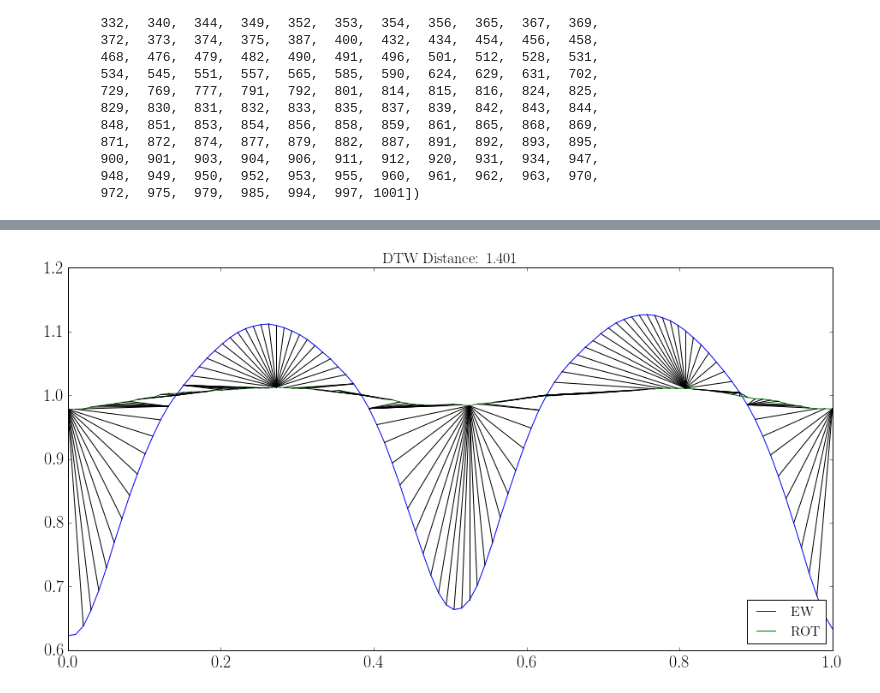
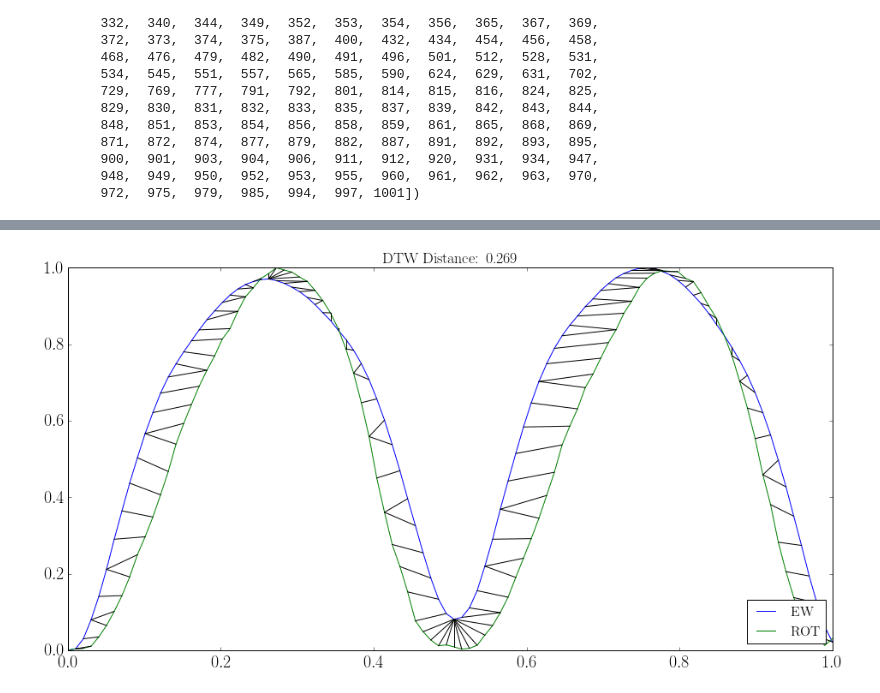
Before and after one commit to jbirky/tess_binaries, a Jupyter notebook: notebooks/visualize_dtw.ipynb, the cells around one changed output, grey strips where cells are left out. Saved outputs shown, nothing was run; the diff lists cells and outputs as text; code cells hidden in the pictures.

Commit message:
quick comparison plots

```diff
--- a/notebooks/visualize_dtw.ipynb
+++ b/notebooks/visualize_dtw.ipynb
@@ -90,10 +110,9 @@ array([   2,    4,    6,   13,   17,   18,   21,   24,   26,   28,   33,
 # %%
-i, j = 5, 410
-scale = False
+i, j = 5, 23
 
-flux1 = tb.preprocessData(full_df[i], 2*sample['ls_period'][i], scale=scale)
-flux2 = tb.preprocessData(full_df[j], 2*sample['ls_period'][j], scale=scale)
+flux1 = tb.preprocessData(full_df[i], 2*sample['ls_period'][i])
+flux2 = tb.preprocessData(full_df[j], 2*sample['ls_period'][j])
 
 tb.plotDTW(flux1, flux2, types=[sample['type'][i], sample['type'][j]])
 # %% [output]
-[figure, old version]
+[figure, new version]
```
Also changed, not shown: parts of 3 cells of this notebook.
